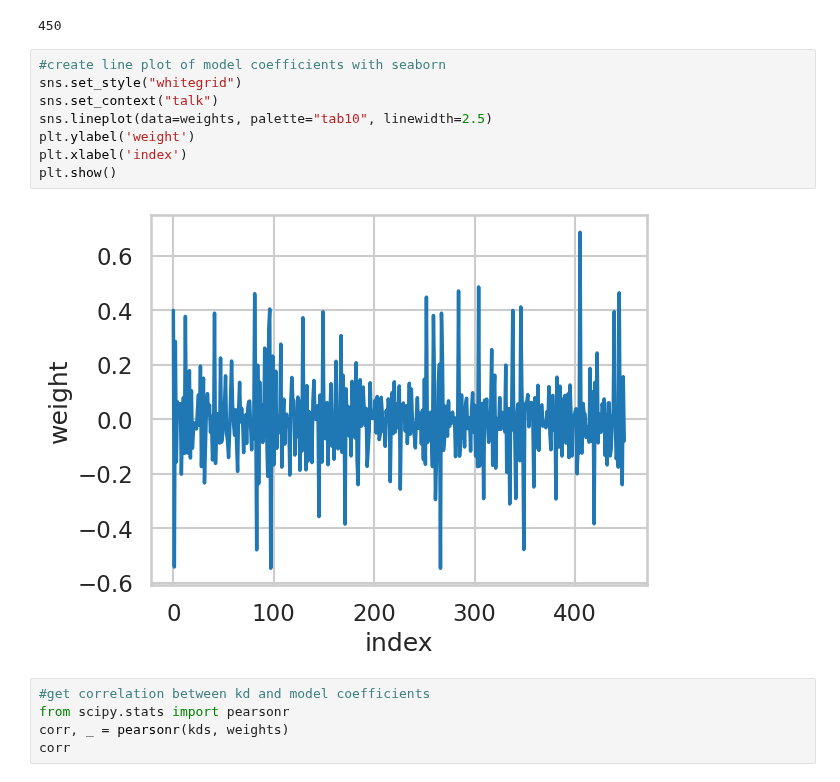
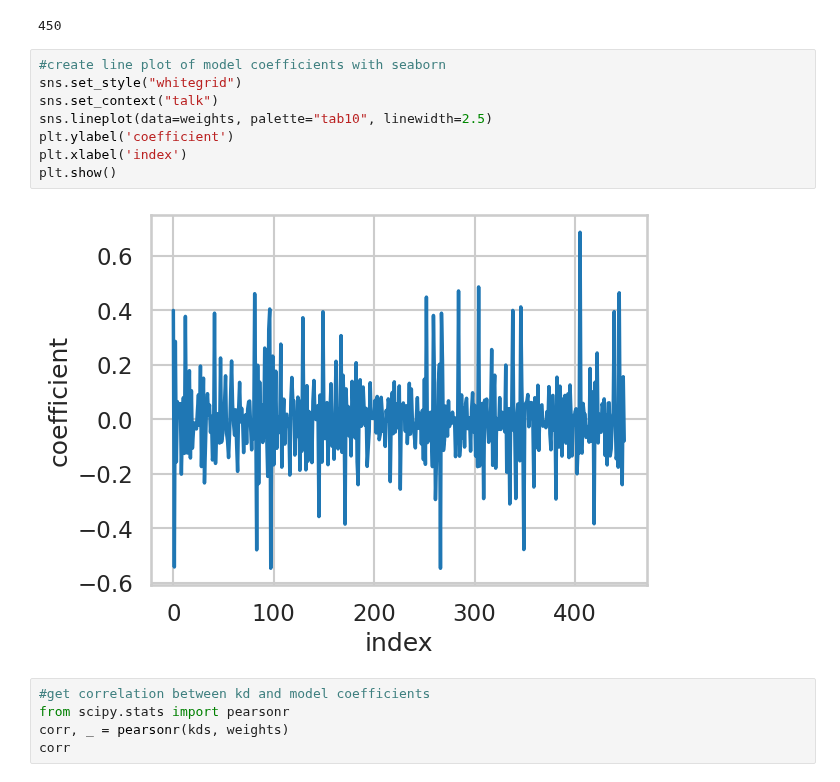
Before and after one commit to JoshuaGensel/MIME_ML, a Jupyter notebook: src/simFiles/trainSimModel.ipynb, the cells around one changed output. Cells and saved outputs as stored; diff of their text form.

```diff
--- a/src/simFiles/trainSimModel.ipynb
+++ b/src/simFiles/trainSimModel.ipynb
@@ -110,13 +110,13 @@ len(weights)
 # %%
 #create line plot of model coefficients with seaborn
 sns.set_style("whitegrid")
 sns.set_context("talk")
 sns.lineplot(data=weights, palette="tab10", linewidth=2.5)
-plt.ylabel('weight')
+plt.ylabel('coefficient')
 plt.xlabel('index')
 plt.show()
 # %% [output]
-[figure, old version]
+[figure, new version]
 # %%
 #get correlation between kd and model coefficients
 from scipy.stats import pearsonr
```
Also changed, not shown: parts of 2 cells of this notebook, 1 other file.
